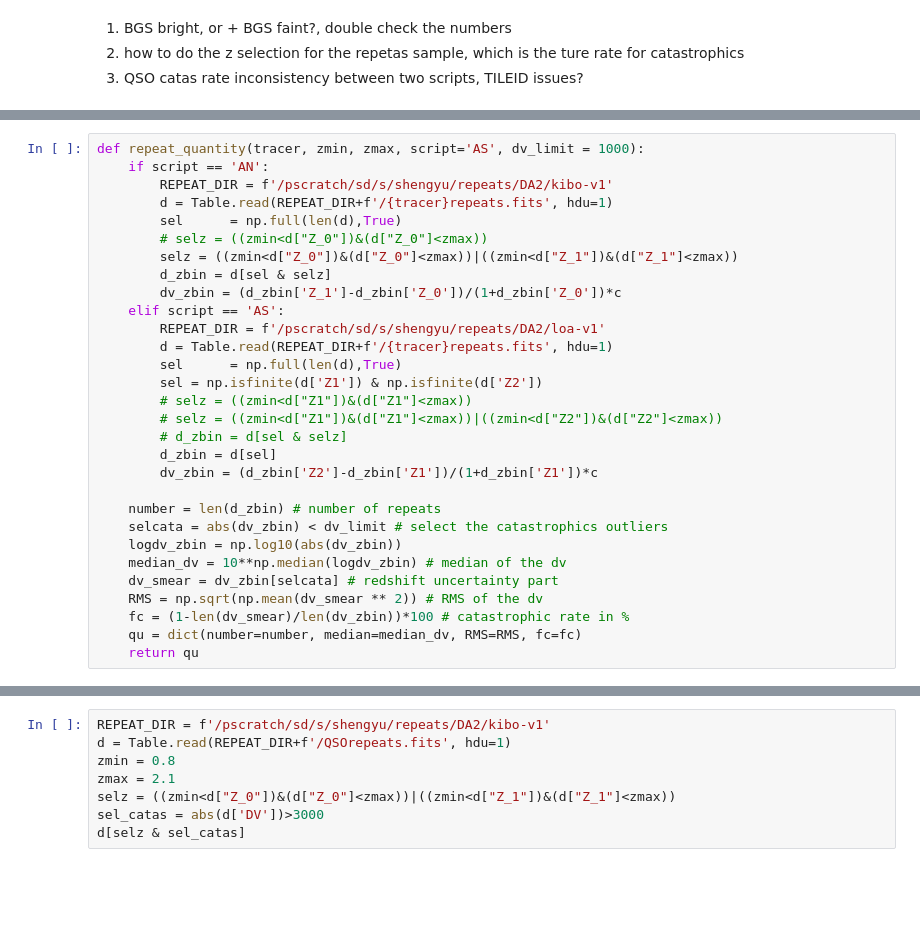
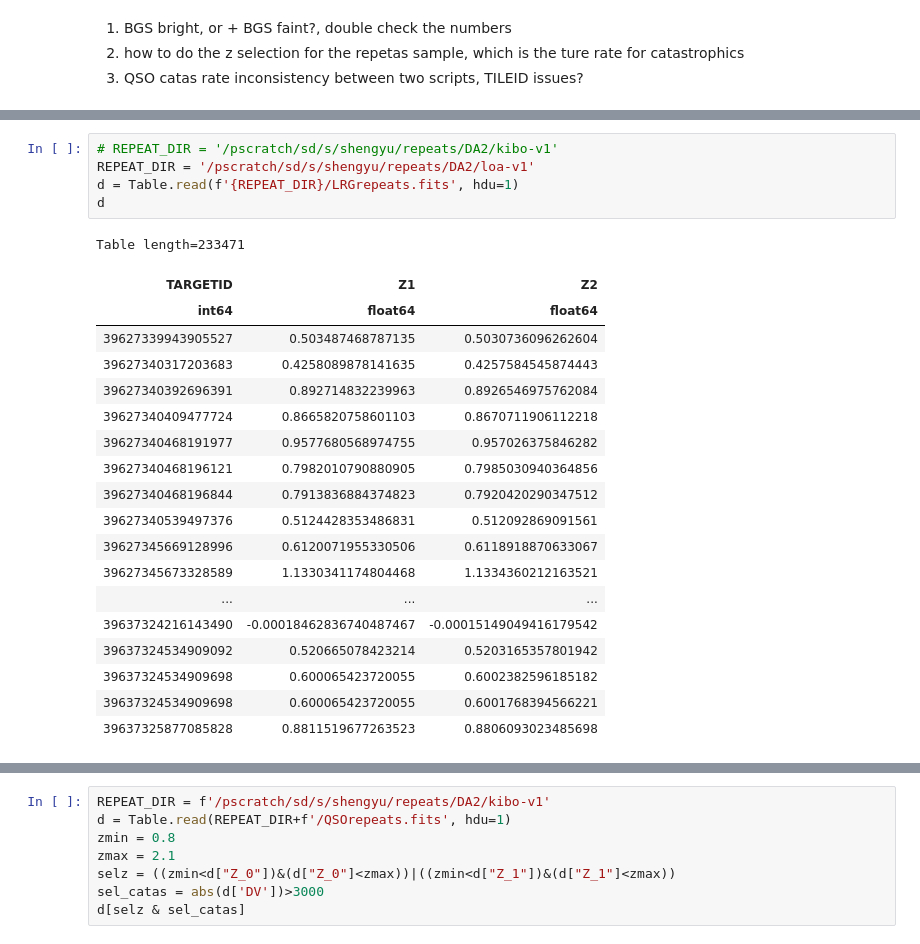
Before and after one commit to ShengyuHE/desi_y3_redshift_errors, a Jupyter notebook: main/repeat_obs/notebooks/compare_repeats.ipynb, the cells around one changed output, grey strips where cells are left out. Cells and saved outputs as stored; diff of their text form; blank space fills up the shorter version.

```diff
--- a/main/repeat_obs/notebooks/compare_repeats.ipynb
+++ b/main/repeat_obs/notebooks/compare_repeats.ipynb
@@ -42,30 +44,25 @@ Error:
-# %%
-def repeat_quantity(tracer, zmin, zmax, script='AS', dv_limit = 1000):
-    if script == 'AN':
-        REPEAT_DIR = f'/pscratch/sd/s/shengyu/repeats/DA2/kibo-v1'
-        d = Table.read(REPEAT_DIR+f'/{tracer}repeats.fits', hdu=1)
-        sel      = np.full(len(d),True)
-        # selz = ((zmin<d["Z_0"])&(d["Z_0"]<zmax))
-        selz = ((zmin<d["Z_0"])&(d["Z_0"]<zmax))|((zmin<d["Z_1"])&(d["Z_1"]<zmax))
-        d_zbin = d[sel & selz]
-        dv_zbin = (d_zbin['Z_1']-d_zbin['Z_0'])/(1+d_zbin['Z_0'])*c
-    elif script == 'AS':
-        REPEAT_DIR = f'/pscratch/sd/s/shengyu/repeats/DA2/loa-v1'
-        d = Table.read(REPEAT_DIR+f'/{tracer}repeats.fits', hdu=1)
-        sel      = np.full(len(d),True)
-        sel = np.isfinite(d['Z1']) & np.isfinite(d['Z2'])
-        # selz = ((zmin<d["Z1"])&(d["Z1"]<zmax))
-        # selz = ((zmin<d["Z1"])&(d["Z1"]<zmax))|((zmin<d["Z2"])&(d["Z2"]<zmax))
-        # d_zbin = d[sel & selz]
-        d_zbin = d[sel]
-        dv_zbin = (d_zbin['Z2']-d_zbin['Z1'])/(1+d_zbin['Z1'])*c
-
-    number = len(d_zbin) # number of repeats
-    selcata = abs(dv_zbin) < dv_limit # select the catastrophics outliers
-    logdv_zbin = np.log10(abs(dv_zbin))
-    median_dv = 10**np.median(logdv_zbin) # median of the dv
-    dv_smear = dv_zbin[selcata] # redshift uncertainty part
-    RMS = np.sqrt(np.mean(dv_smear ** 2)) # RMS of the dv
-    fc = (1-len(dv_smear)/len(dv_zbin))*100 # catastrophic rate in %
-    qu = dict(number=number, median=median_dv, RMS=RMS, fc=fc)
-    return qu
+# %%
+# REPEAT_DIR = '/pscratch/sd/s/shengyu/repeats/DA2/kibo-v1'
+REPEAT_DIR = '/pscratch/sd/s/shengyu/repeats/DA2/loa-v1'
+d = Table.read(f'{REPEAT_DIR}/LRGrepeats.fits', hdu=1)
+d
+# %% [output]
+Table length=233471
+| TARGETID | Z1 | Z2 |
+| int64 | float64 | float64 |
+| 39627339943905527 | 0.503487468787135 | 0.5030736096262604 |
+| 39627340317203683 | 0.4258089878141635 | 0.4257584545874443 |
+| 39627340392696391 | 0.892714832239963 | 0.8926546975762084 |
+| 39627340409477724 | 0.8665820758601103 | 0.8670711906112218 |
+| 39627340468191977 | 0.9577680568974755 | 0.957026375846282 |
+| 39627340468196121 | 0.7982010790880905 | 0.7985030940364856 |
+| 39627340468196844 | 0.7913836884374823 | 0.7920420290347512 |
+| 39627340539497376 | 0.5124428353486831 | 0.512092869091561 |
+| 39627345669128996 | 0.6120071955330506 | 0.6118918870633067 |
+| 39627345673328589 | 1.1330341174804468 | 1.1334360212163521 |
+| ... | ... | ... |
+| 39637324216143490 | -0.00018462836740487467 | -0.00015149049416179542 |
+| 39637324534909092 | 0.520665078423214 | 0.5203165357801942 |
+| 39637324534909698 | 0.600065423720055 | 0.6002382596185182 |
+| 39637324534909698 | 0.600065423720055 | 0.6001768394566221 |
+| 39637325877085828 | 0.8811519677263523 | 0.8806093023485698 |
```
Also changed, not shown: parts of 16 cells of this notebook, 2 other files.
